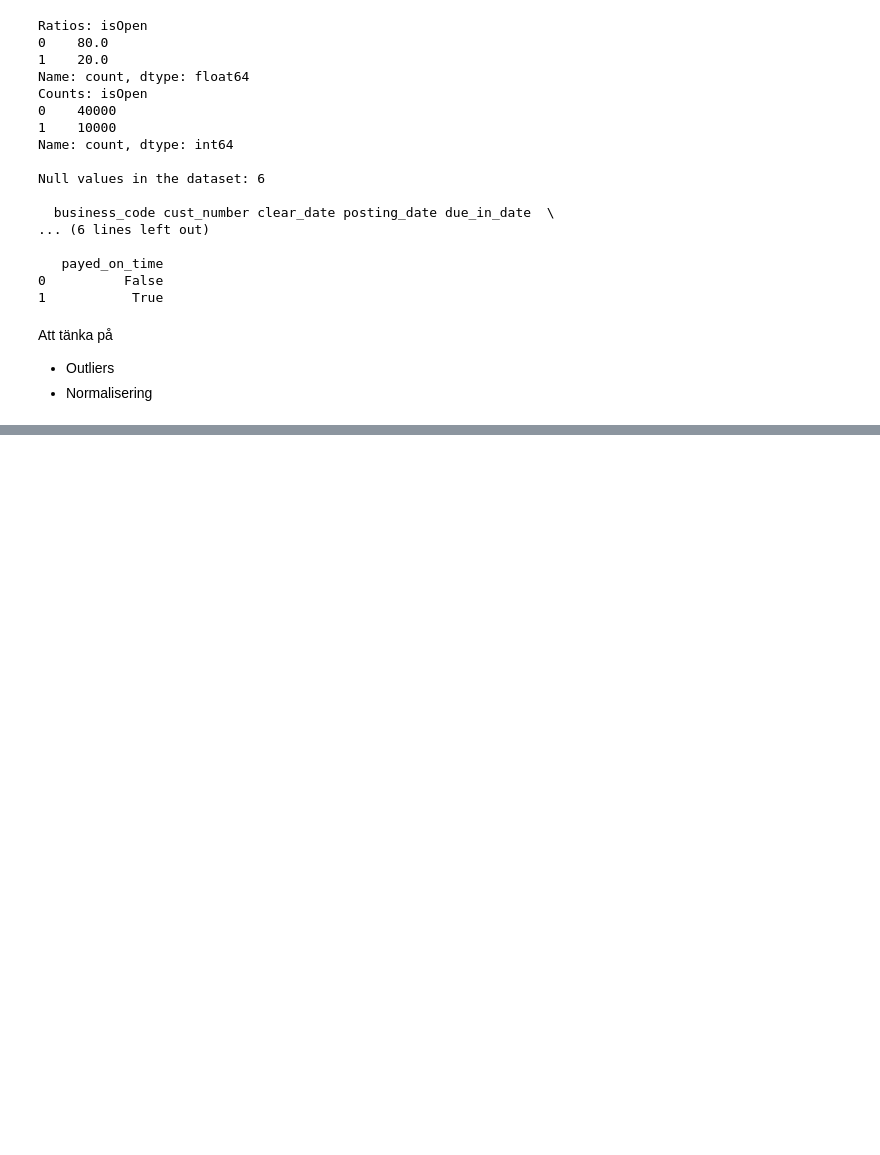
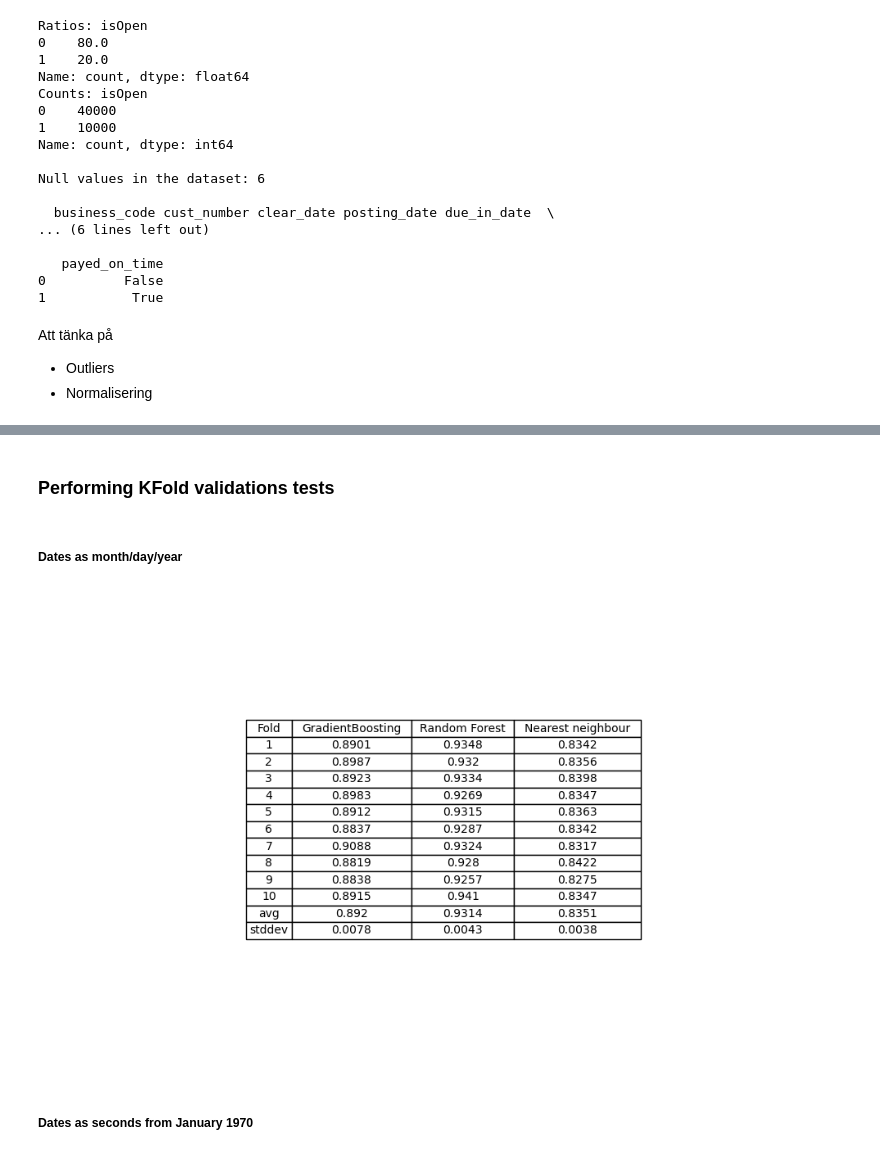
Before and after one commit to Remasproblemas/dv2599_project, a Jupyter notebook: main.ipynb, the cells around one changed output, grey strips where cells are left out. Drawn from its saved outputs; the diff is of its cells as text; code cells hidden in the pictures; blank space fills up the shorter version.

```diff
--- a/main.ipynb
+++ b/main.ipynb
@@ -85,6 +89,7 @@ Att tänka på
 - Normalisering
 # %%
 from scipy import stats
+from sklearn.preprocessing import LabelEncoder
 
 #Checking for ratio on True/False
 payed_time = df['payed_on_time'].value_counts().sort_index()
@@ -95,8 +100,8 @@ print(f"Counts: {payed_time}")
 #Checking for ratio on days
 payed_time = df['delayed_payment_days'].value_counts().sort_index()
 quality_ratios = round((payed_time / payed_time.sum()),4) * 100
-print(f"Ratios: {quality_ratios}")
-print(f"Counts: {payed_time}")
+#print(f"Ratios: {quality_ratios}")
+#print(f"Counts: {payed_time}")
 
 # Checking for outliers
 df_zscore = df.copy()
@@ -107,7 +112,11 @@ print("Number of outliers on Value", df_icu_zscore['delayed_payment_days'].count
 zscore_min = abs(df_icu_zscore['delayed_payment_days']).min()
 zscore_max = abs(df_icu_zscore['delayed_payment_days']).max()
 print(f"Outlier value range: Min = {zscore_min}, Max = {zscore_max}")
-print(list(df.columns))
+
+label_encoder = LabelEncoder()
+df['cust_number'] = label_encoder.fit_transform(df['cust_number'])
+label_encoder = LabelEncoder()
+df['cust_payment_terms'] = label_encoder.fit_transform(df['cust_payment_terms'])
 
 df_payement_days = df.copy()
 df_payement_ontime = df.copy()
@@ -134,0 +235,4 @@ Outlier value range: Min = 32, Max = 204
+# %% [markdown]
+### Performing KFold validations tests
+# %% [markdown]
+##### Dates as month/day/year
@@ -134,0 +268,30 @@ Outlier value range: Min = 32, Max = 204
+# %%
+import matplotlib.pyplot as plt
+
+## Making a new Dataframe that looks like table 12.4 in main literature
+data = {
+    'Fold': [1, 2, 3, 4, 5, 6, 7, 8, 9, 10],
+    'GradientBoosting': gdb_f1_scores,
+    'Random Forest': rdf_f1_scores,
+    'Nearest neighbour': knn_f1_scores,
+}
+avg = ['avg',gdb_mean_f1,rdf_mean_f1,knn_mean_f1]
+stddev = ['stddev',gdb_std_deviation_f1,rdf_std_deviation_f1,knn_std_deviation_f1]
+
+
+plot = pd.DataFrame(data)
+plot.loc[len(plot)] = avg
+plot.loc[len(plot)] = stddev
+
+## Plot the dataframe as a Table
+fig, ax = plt.subplots(figsize=(10, 6))
+
+fig.patch.set_visible(False)
+ax.axis('off')
+table = ax.table(cellText=plot.values, colLabels=plot.columns, loc='center', cellLoc='center')
+fig.tight_layout()
+table.auto_set_column_width(col=list(range(len(plot.columns))))
+# %% [output]
+[figure, added]
+# %% [markdown]
+##### Dates as seconds from January 1970
```
Also changed, not shown: parts of 7 cells of this notebook.
